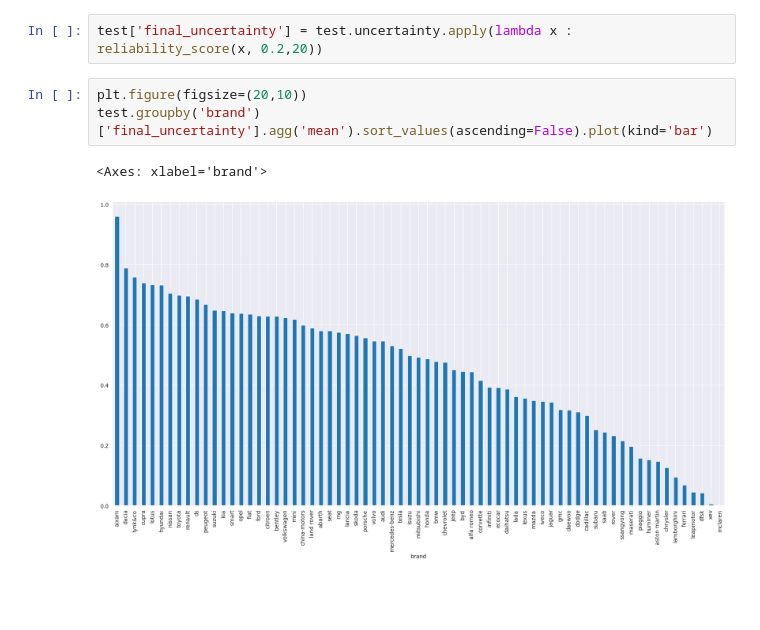
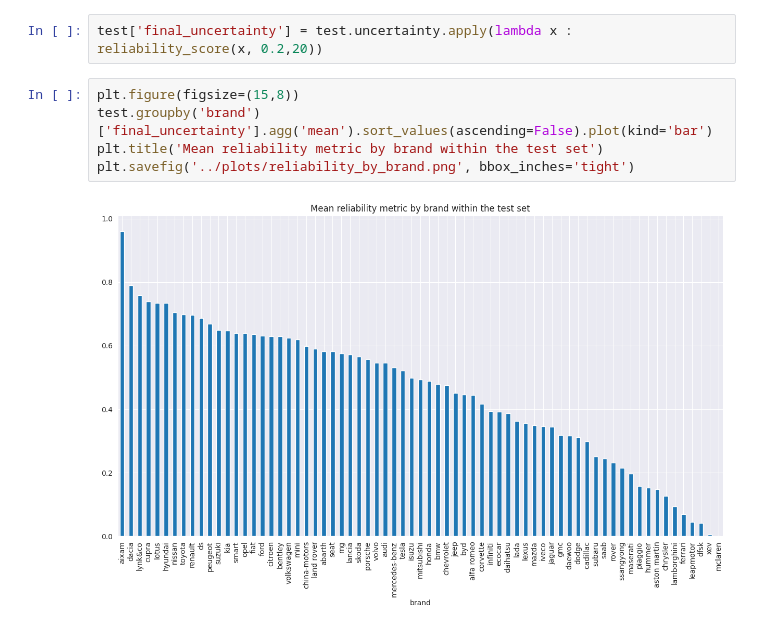
Before and after one commit to aristotekoen/car_market, a Jupyter notebook: notebooks/reliability_score.ipynb, the cells around one changed output. Saved outputs shown, nothing was run; the diff lists cells and outputs as text; blank space fills up the shorter version.

Commit message:
add interpretability plots to app

```diff
--- a/notebooks/reliability_score.ipynb
+++ b/notebooks/reliability_score.ipynb
@@ -212,8 +212,9 @@ print(reliability_score(0.15, 0.2, 20))
 # %%
 test['final_uncertainty'] = test.uncertainty.apply(lambda x : reliability_score(x, 0.2,20))
 # %%
-plt.figure(figsize=(20,10))
+plt.figure(figsize=(15,8))
 test.groupby('brand')['final_uncertainty'].agg('mean').sort_values(ascending=False).plot(kind='bar')
+plt.title('Mean reliability metric by brand within the test set')
+plt.savefig('../plots/reliability_by_brand.png', bbox_inches='tight')
 # %% [output]
-<Axes: xlabel='brand'>
-[figure, old version]
+[figure, new version]
```
Also changed, not shown: parts of 11 cells of this notebook, 2 other files.
